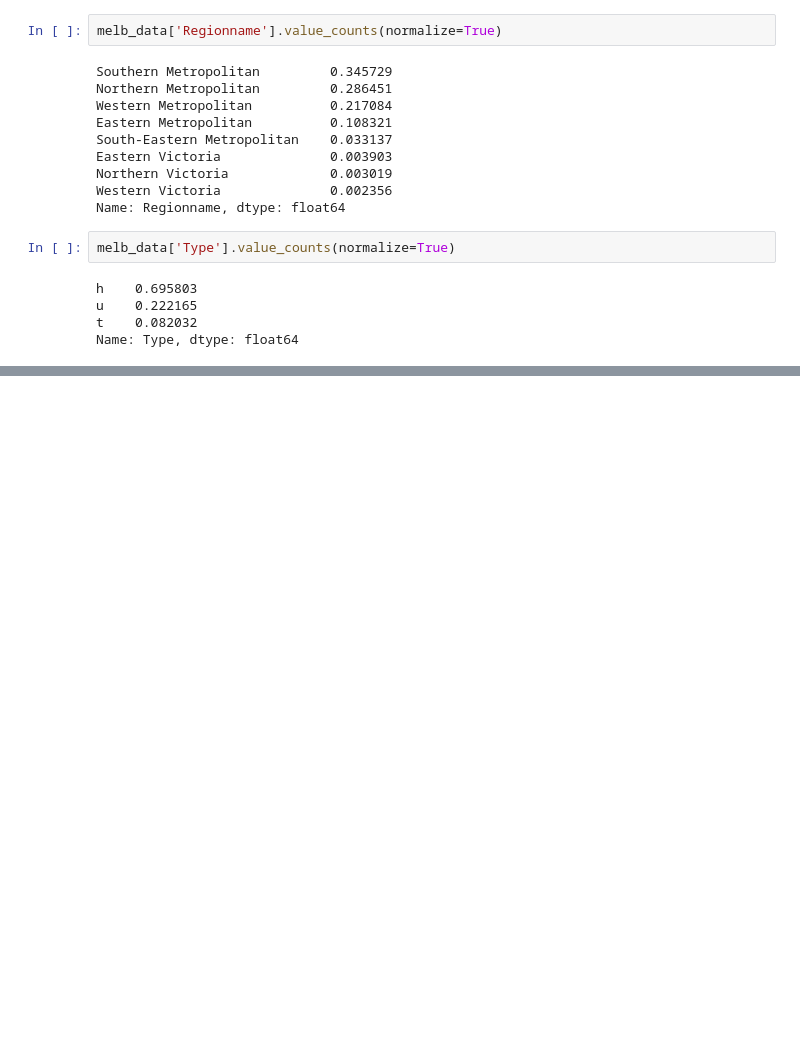
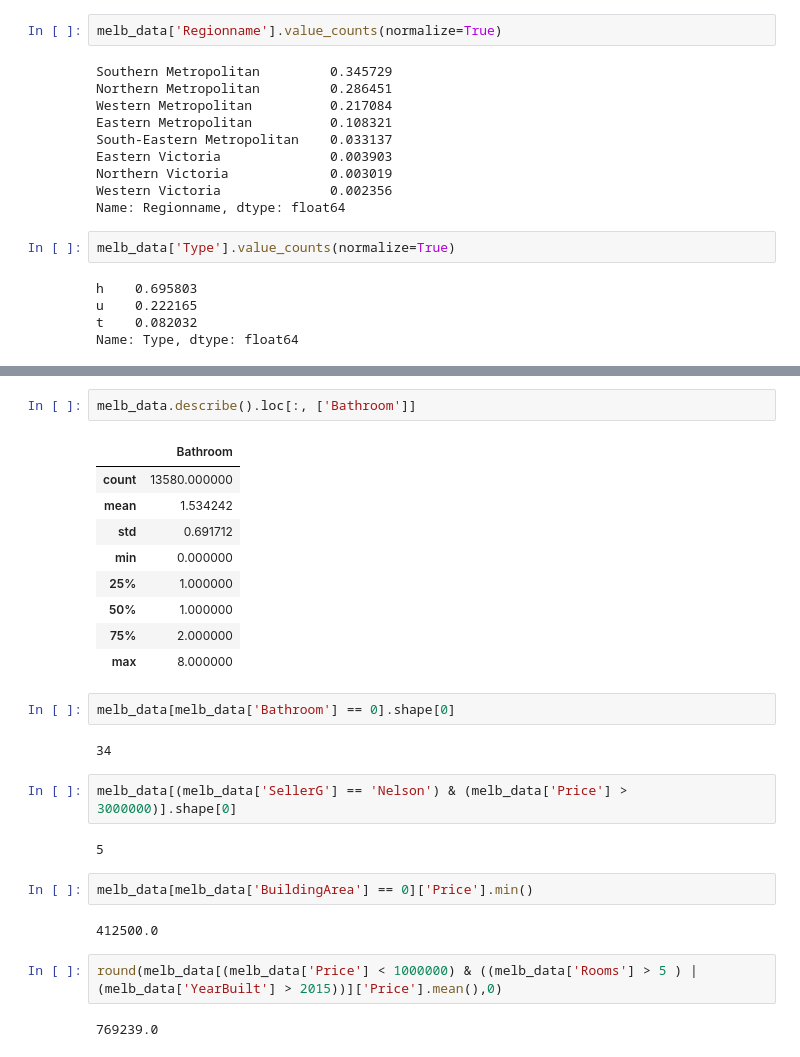
Before and after one commit to Ellana555/PythonBase, a Jupyter notebook: Pandas.ipynb, the cells around one changed output, grey strips where cells are left out. Saved outputs shown, nothing was run; the diff lists cells and outputs as text; blank space fills up the shorter version.

```diff
--- a/Pandas.ipynb
+++ b/Pandas.ipynb
@@ -421,0 +593,28 @@ Name: Type, dtype: float64
+# %%
+melb_data.describe().loc[:, ['Bathroom']]
+# %% [output]
+|  | Bathroom |
+| count | 13580.000000 |
+| mean | 1.534242 |
+| std | 0.691712 |
+| min | 0.000000 |
+| 25% | 1.000000 |
+| 50% | 1.000000 |
+| 75% | 2.000000 |
+| max | 8.000000 |
+# %%
+melb_data[melb_data['Bathroom'] == 0].shape[0]
+# %% [output]
+34
+# %%
+melb_data[(melb_data['SellerG'] == 'Nelson') & (melb_data['Price'] > 3000000)].shape[0]
+# %% [output]
+5
+# %%
+melb_data[melb_data['BuildingArea'] == 0]['Price'].min()
+# %% [output]
+412500.0
+# %%
+round(melb_data[(melb_data['Price'] < 1000000) & ((melb_data['Rooms'] > 5 ) | (melb_data['YearBuilt'] > 2015))]['Price'].mean(),0)
+# %% [output]
+769239.0
```
Also changed, not shown: parts of 22 cells of this notebook.
